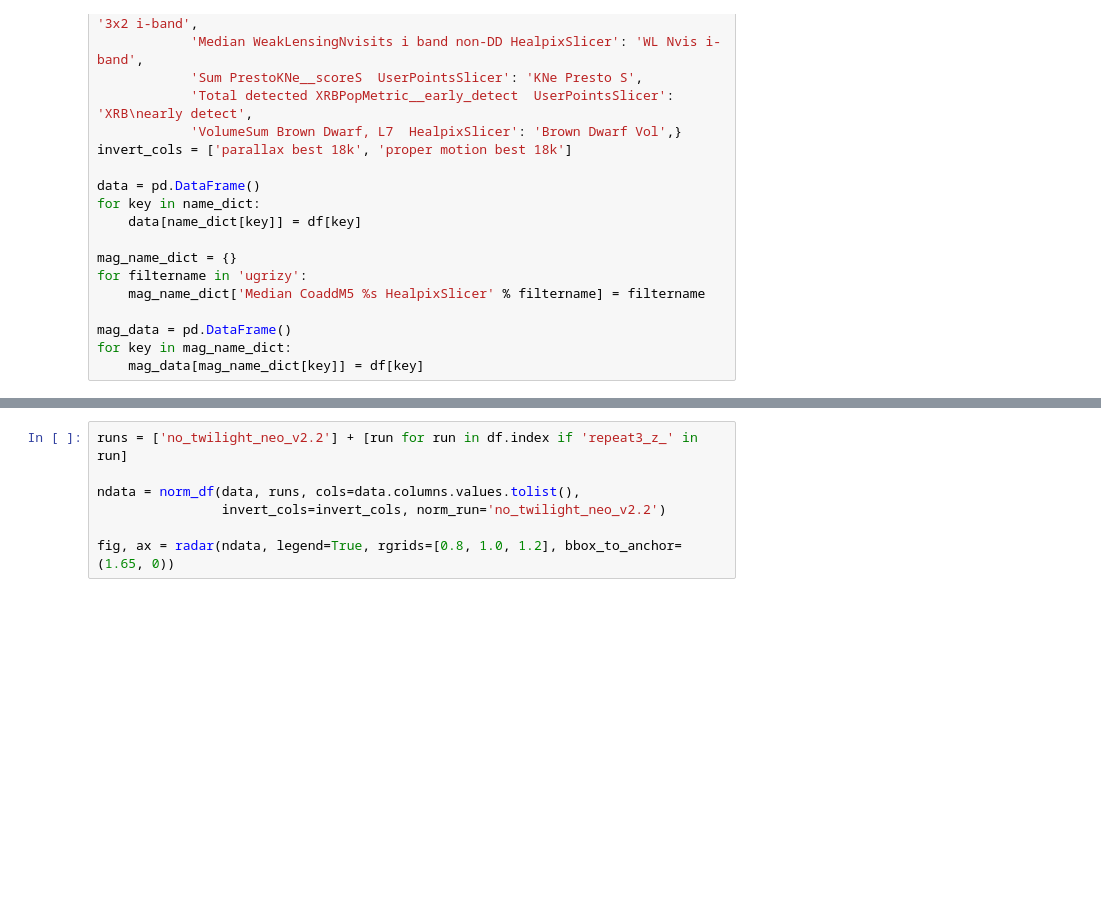
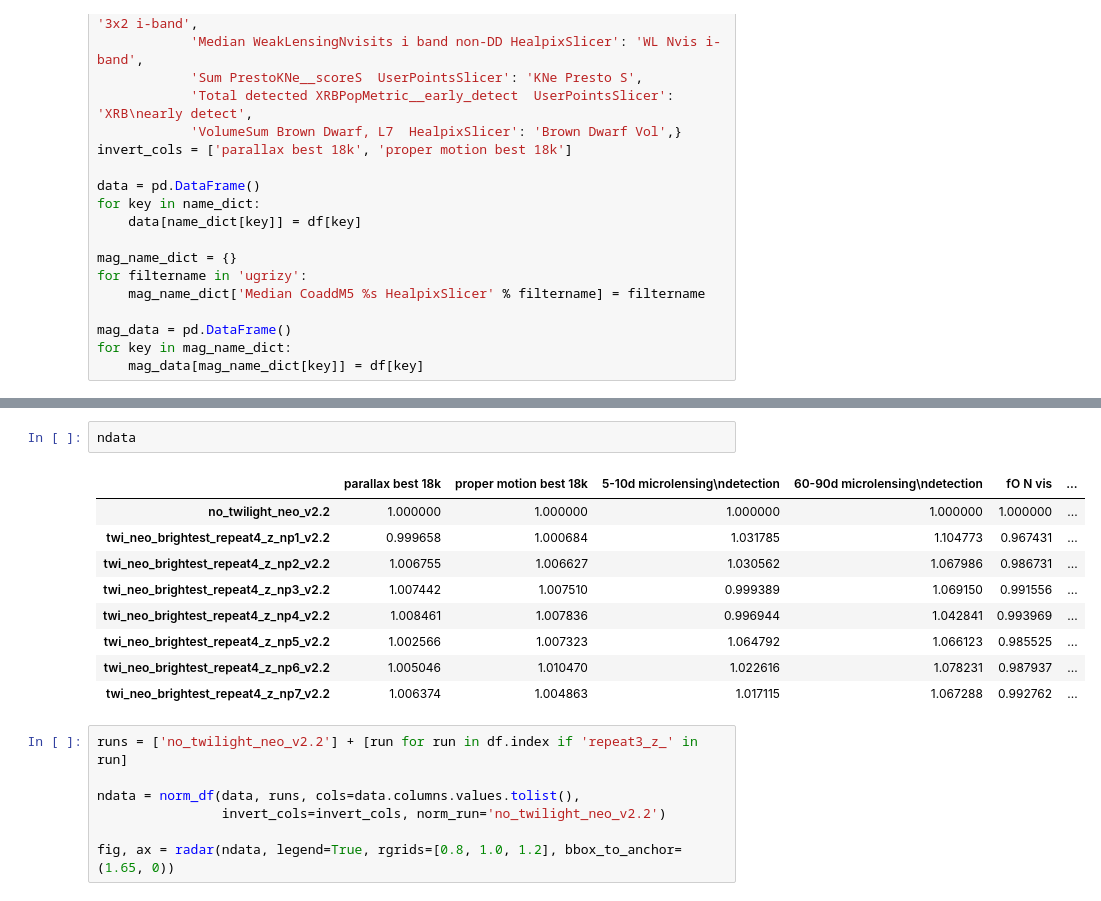
Before and after one commit to lsst-sims/sims_featureScheduler_runs2.2, a Jupyter notebook: twilight_neo/twilight_neo_radars.ipynb, the cells around one changed output, grey strips where cells are left out. Cells and saved outputs as stored; diff of their text form; blank space fills up the shorter version.

```diff
--- a/twilight_neo/twilight_neo_radars.ipynb
+++ b/twilight_neo/twilight_neo_radars.ipynb
@@ -129,3 +133,15 @@ fig, ax = radar(ndata, legend=True, rgrids=[0.8, 1.0, 1.2], bbox_to_anchor=(1.65
+# %%
+ndata
+# %% [output]
+|  | parallax best 18k | proper motion best 18k | 5-10d microlensing\ndetection | 60-90d microlensing\ndetection | fO N vis | ... |
+| no_twilight_neo_v2.2 | 1.000000 | 1.000000 | 1.000000 | 1.000000 | 1.000000 | ... |
+| twi_neo_brightest_repeat4_z_np1_v2.2 | 0.999658 | 1.000684 | 1.031785 | 1.104773 | 0.967431 | ... |
+| twi_neo_brightest_repeat4_z_np2_v2.2 | 1.006755 | 1.006627 | 1.030562 | 1.067986 | 0.986731 | ... |
+| twi_neo_brightest_repeat4_z_np3_v2.2 | 1.007442 | 1.007510 | 0.999389 | 1.069150 | 0.991556 | ... |
+| twi_neo_brightest_repeat4_z_np4_v2.2 | 1.008461 | 1.007836 | 0.996944 | 1.042841 | 0.993969 | ... |
+| twi_neo_brightest_repeat4_z_np5_v2.2 | 1.002566 | 1.007323 | 1.064792 | 1.066123 | 0.985525 | ... |
+| twi_neo_brightest_repeat4_z_np6_v2.2 | 1.005046 | 1.010470 | 1.022616 | 1.078231 | 0.987937 | ... |
+| twi_neo_brightest_repeat4_z_np7_v2.2 | 1.006374 | 1.004863 | 1.017115 | 1.067288 | 0.992762 | ... |
 # %%
 runs = ['no_twilight_neo_v2.2'] + [run for run in df.index if 'repeat3_z_' in run]
 
```
Also changed, not shown: parts of 3 cells of this notebook, 6 other files.
